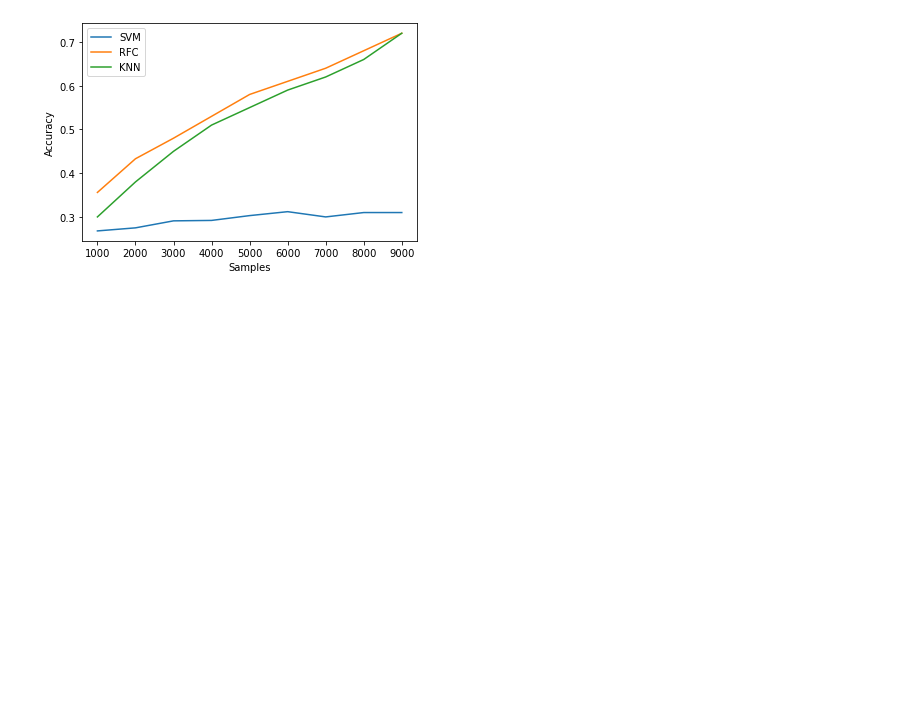
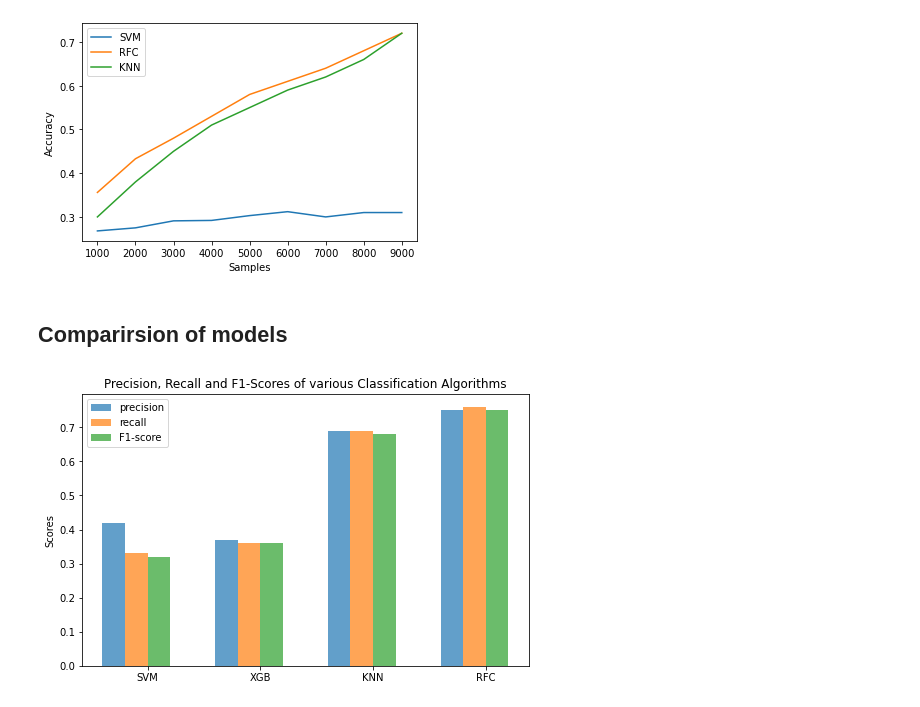
Before and after one commit to ultraultimated/Enron_email_classification, a Jupyter notebook: Enron_main.ipynb, the cells around one changed output. Cells and saved outputs as stored; diff of their text form; code cells hidden in the pictures; blank space fills up the shorter version.

```diff
--- a/Enron_main.ipynb
+++ b/Enron_main.ipynb
@@ -495,3 +683,29 @@ plt.savefig("acc",dpi=200)
 plt.show()
 # %% [output]
 [figure]
+# %% [markdown]
+<h2> Comparirsion of models </h2>
+# %%
+labels = ['SVM', 'XGB', 'KNN', 'RFC']
+recall = [0.33, 0.36, 0.69, 0.76]
+precision = [0.42, 0.37, 0.69, 0.75]
+accuracy = [0.32, 0.36, 0.68, 0.75]
+
+x = np.arange(len(labels))  # the label locations
+width = 0.6  # the width of the bars
+
+fig, ax = plt.subplots()
+rects1 = ax.bar(x - (width/2), precision, width/3, label='precision',alpha=0.7)
+rects2 = ax.bar(x - (width/6), recall, width/3, label='recall',alpha=0.7)
+rects2 = ax.bar(x + (width/6), accuracy, width/3, label='F1-score', alpha=0.7)
+
+# Add some text for labels, title and custom x-axis tick labels, etc.
+ax.set_ylabel('Scores')
+ax.set_title('Precision, Recall and F1-Scores of various Classification Algorithms')
+ax.set_xticks(x)
+ax.set_xticklabels(labels)
+ax.legend()
+fig.set_size_inches(8, 5)
+plt.savefig("final_scores.jpg", dpi=200)
+# %% [output]
+[figure, added]
```
Also changed, not shown: parts of 25 cells of this notebook.
